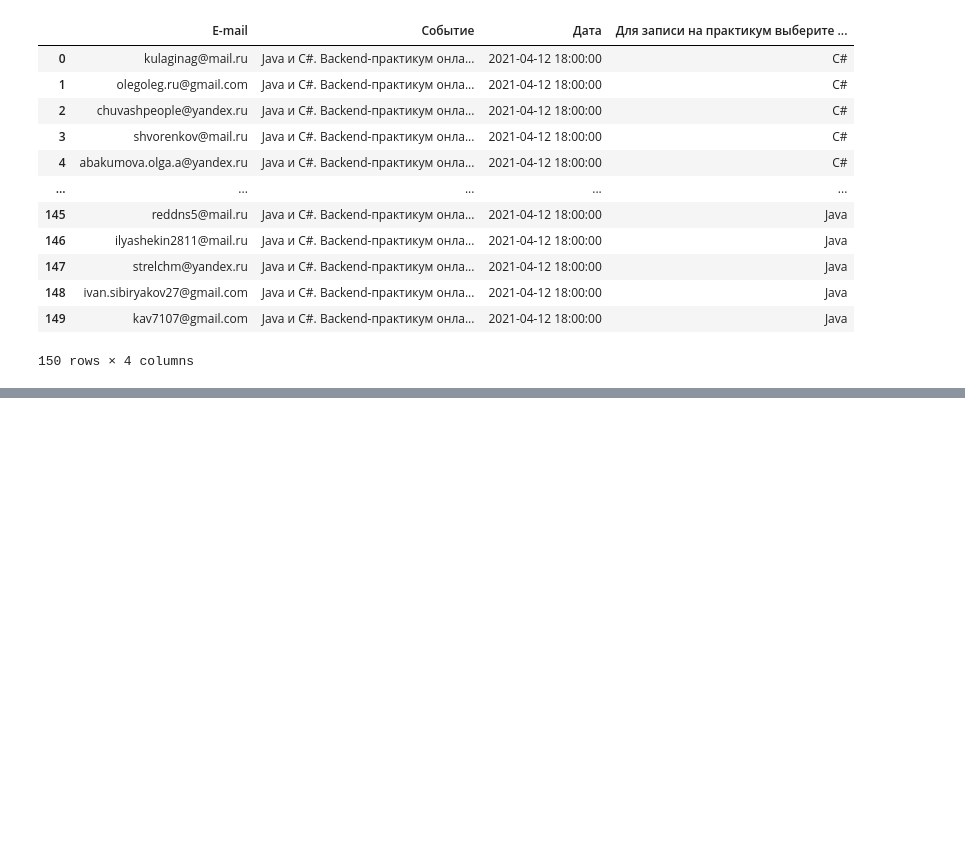
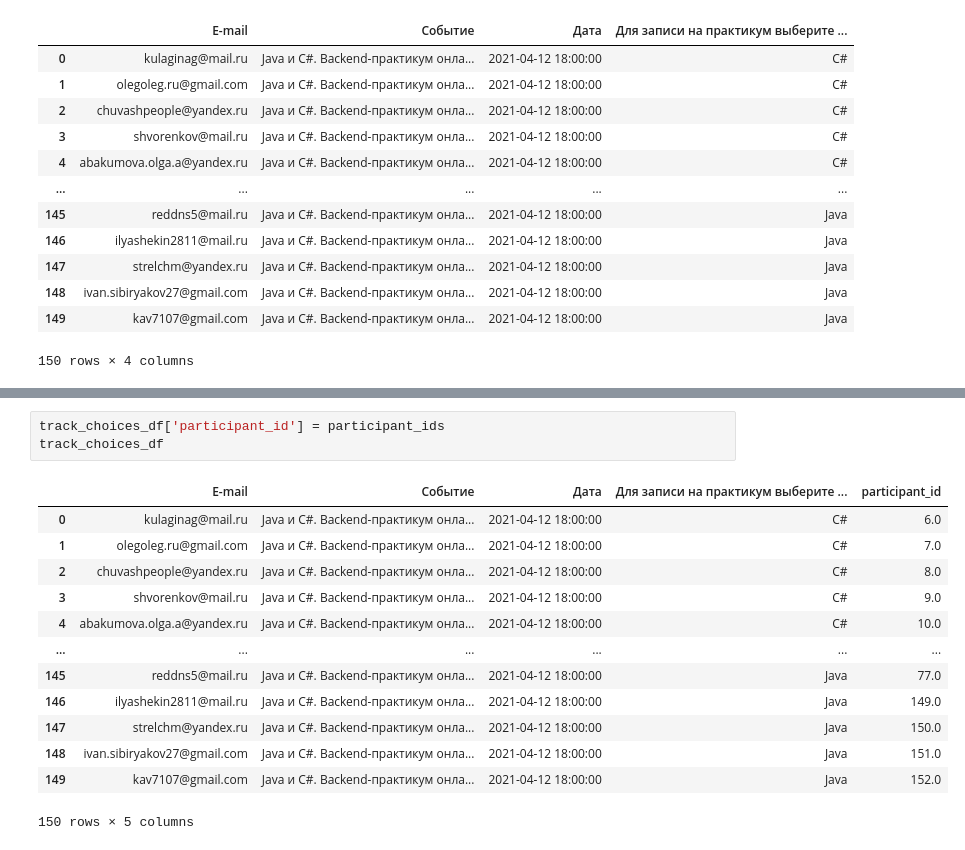
Before and after one commit to eelduck/event-stats, a Jupyter notebook: nbs/participants_data.ipynb, the cells around one changed output, grey strips where cells are left out. Saved outputs shown, nothing was run; the diff lists cells and outputs as text; blank space fills up the shorter version.

```diff
--- a/nbs/participants_data.ipynb
+++ b/nbs/participants_data.ipynb
@@ -239,0 +244,17 @@ IndexError: list index out of range
+# %%
+track_choices_df['participant_id'] = participant_ids
+track_choices_df
+# %% [output]
+|  | E-mail | Событие | Дата | Для записи на практикум выберите ... | participant_id |
+| 0 | kulaginag@mail.ru | Java и C#. Backend-практикум онла... | 2021-04-12 18:00:00 | C# | 6.0 |
+| 1 | olegoleg.ru@gmail.com | Java и C#. Backend-практикум онла... | 2021-04-12 18:00:00 | C# | 7.0 |
+| 2 | chuvashpeople@yandex.ru | Java и C#. Backend-практикум онла... | 2021-04-12 18:00:00 | C# | 8.0 |
+| 3 | shvorenkov@mail.ru | Java и C#. Backend-практикум онла... | 2021-04-12 18:00:00 | C# | 9.0 |
+| 4 | abakumova.olga.a@yandex.ru | Java и C#. Backend-практикум онла... | 2021-04-12 18:00:00 | C# | 10.0 |
+| ... | ... | ... | ... | ... | ... |
+| 145 | reddns5@mail.ru | Java и C#. Backend-практикум онла... | 2021-04-12 18:00:00 | Java | 77.0 |
+| 146 | ilyashekin2811@mail.ru | Java и C#. Backend-практикум онла... | 2021-04-12 18:00:00 | Java | 149.0 |
+| 147 | strelchm@yandex.ru | Java и C#. Backend-практикум онла... | 2021-04-12 18:00:00 | Java | 150.0 |
+| 148 | ivan.sibiryakov27@gmail.com | Java и C#. Backend-практикум онла... | 2021-04-12 18:00:00 | Java | 151.0 |
+| 149 | kav7107@gmail.com | Java и C#. Backend-практикум онла... | 2021-04-12 18:00:00 | Java | 152.0 |
+150 rows × 5 columns
```
Also changed, not shown: parts of 11 cells of this notebook.
